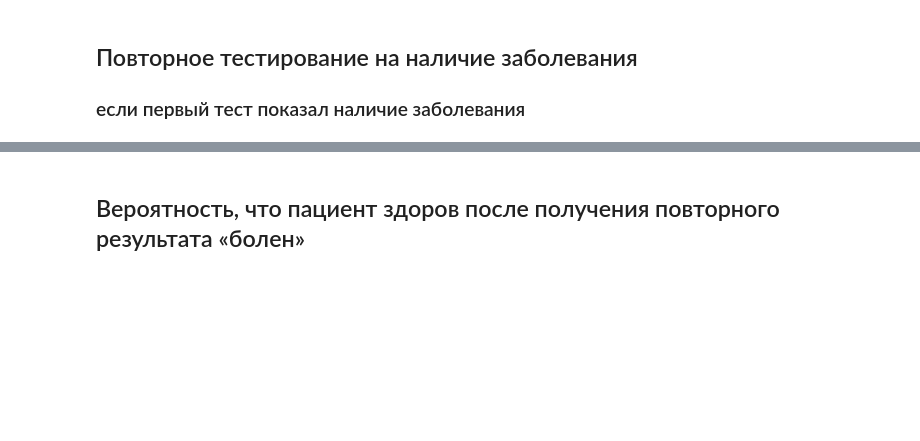
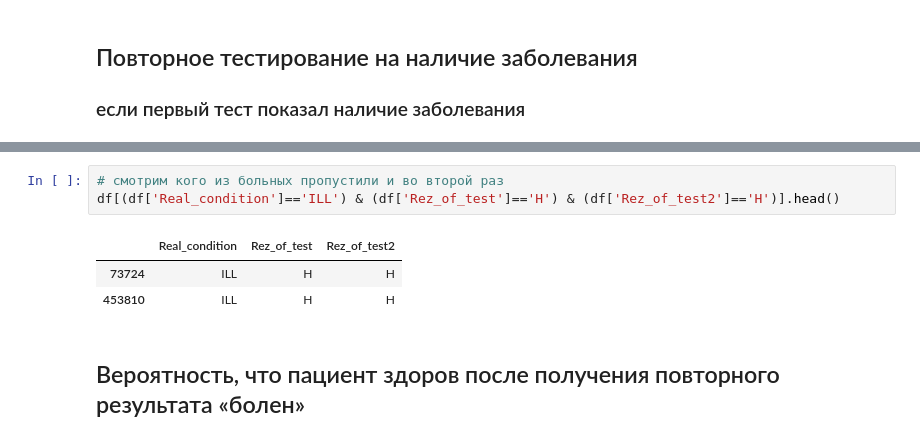
Before and after one commit to piton1/-DA, a Jupyter notebook: bayes_example_emulation .ipynb, the cells around one changed output, grey strips where cells are left out. Saved outputs shown, nothing was run; the diff lists cells and outputs as text; blank space fills up the shorter version.

```diff
--- a/bayes_example_emulation .ipynb
+++ b/bayes_example_emulation .ipynb
@@ -163,4 +173,11 @@ df.head(60)
 | 59 | H | H | H |
+# %%
+# смотрим кого из больных пропустили и во второй раз
+df[(df['Real_condition']=='ILL') & (df['Rez_of_test']=='H') & (df['Rez_of_test2']=='H')].head()
+# %% [output]
+|  | Real_condition | Rez_of_test | Rez_of_test2 |
+| 73724 | ILL | H | H |
+| 453810 | ILL | H | H |
 # %% [markdown]
 ## Вероятность, что пациент здоров после получения повторного результата «болен»
 # %%
```
Also changed, not shown: parts of 9 cells of this notebook.
